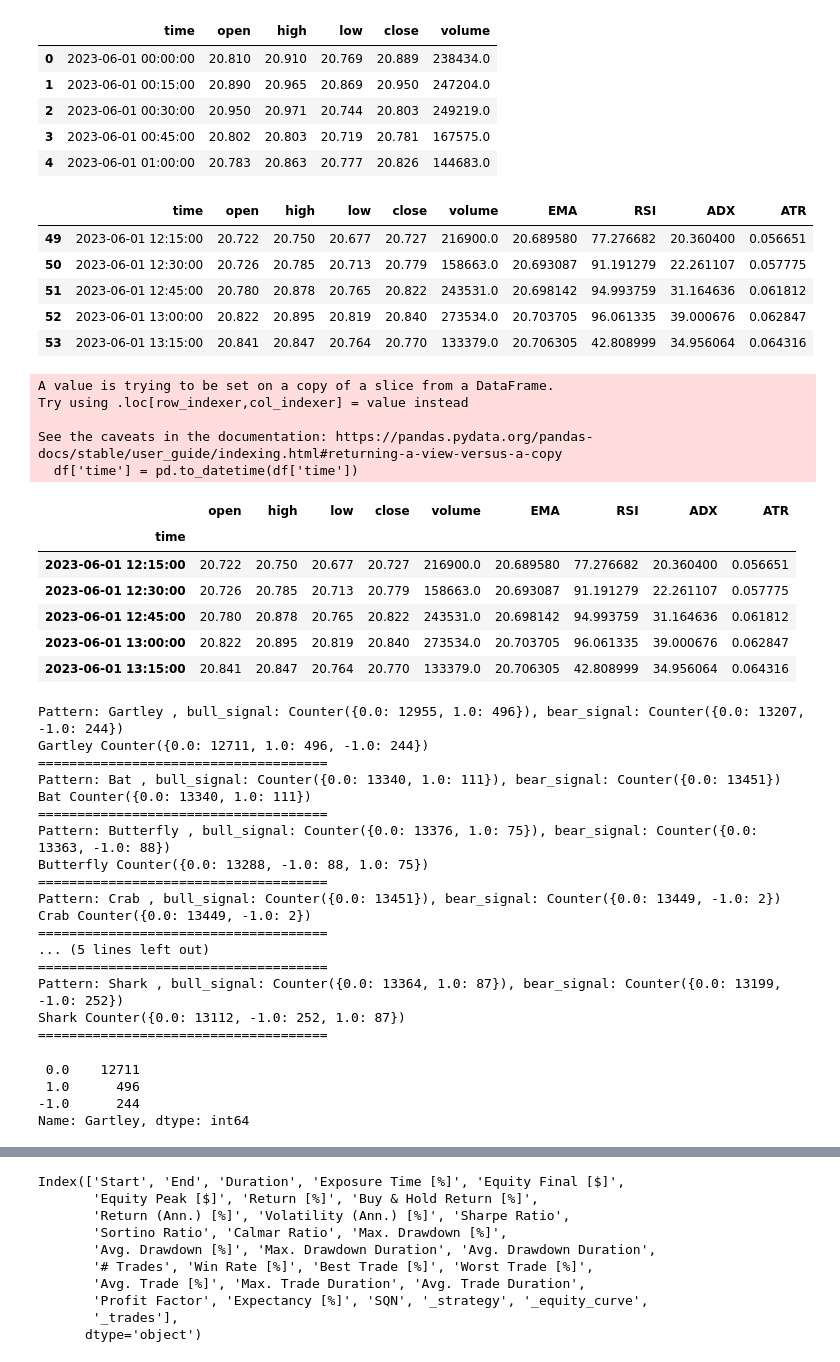
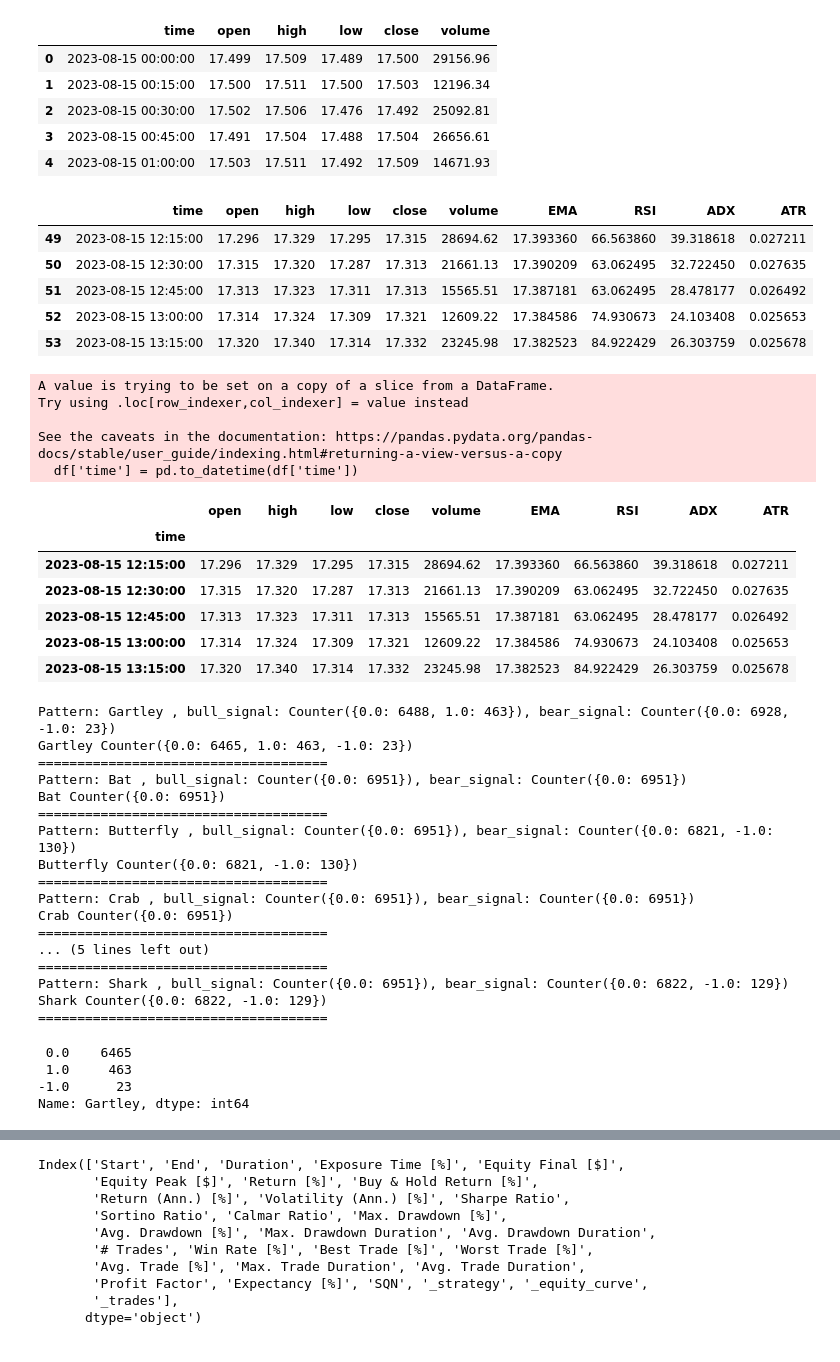
Before and after one commit to hibana2077/backtest-strategies, a Jupyter notebook: strategy/pattern.ipynb, the cells around one changed output, grey strips where cells are left out. Saved outputs shown, nothing was run; the diff lists cells and outputs as text; code cells hidden in the pictures.

```diff
--- a/strategy/pattern.ipynb
+++ b/strategy/pattern.ipynb
@@ -1,14 +1,14 @@
 # %%
 import pandas as pd
-df = pd.read_csv('../data/SOLUSDT_15m.csv')
+df = pd.read_csv('../data/ETCUSDT_15m.csv')
 df.head()
 # %% [output]
 |  | time | open | high | low | close | volume |
-| 0 | 2023-06-01 00:00:00 | 20.810 | 20.910 | 20.769 | 20.889 | 238434.0 |
-| 1 | 2023-06-01 00:15:00 | 20.890 | 20.965 | 20.869 | 20.950 | 247204.0 |
-| 2 | 2023-06-01 00:30:00 | 20.950 | 20.971 | 20.744 | 20.803 | 249219.0 |
-| 3 | 2023-06-01 00:45:00 | 20.802 | 20.803 | 20.719 | 20.781 | 167575.0 |
-| 4 | 2023-06-01 01:00:00 | 20.783 | 20.863 | 20.777 | 20.826 | 144683.0 |
+| 0 | 2023-08-15 00:00:00 | 17.499 | 17.509 | 17.489 | 17.500 | 29156.96 |
+| 1 | 2023-08-15 00:15:00 | 17.500 | 17.511 | 17.500 | 17.503 | 12196.34 |
+| 2 | 2023-08-15 00:30:00 | 17.502 | 17.506 | 17.476 | 17.492 | 25092.81 |
+| 3 | 2023-08-15 00:45:00 | 17.491 | 17.504 | 17.488 | 17.504 | 26656.61 |
+| 4 | 2023-08-15 01:00:00 | 17.503 | 17.511 | 17.492 | 17.509 | 14671.93 |
 # %%
 import pandas_ta as ta
 df["EMA"] = ta.ema(df.close, length=50)
@@ -23,11 +23,11 @@ df = df.dropna()
 df.head()
 # %% [output]
 |  | time | open | high | low | close | volume | EMA | RSI | ADX | ATR |
-| 49 | 2023-06-01 12:15:00 | 20.722 | 20.750 | 20.677 | 20.727 | 216900.0 | 20.689580 | 77.276682 | 20.360400 | 0.056651 |
-| 50 | 2023-06-01 12:30:00 | 20.726 | 20.785 | 20.713 | 20.779 | 158663.0 | 20.693087 | 91.191279 | 22.261107 | 0.057775 |
-| 51 | 2023-06-01 12:45:00 | 20.780 | 20.878 | 20.765 | 20.822 | 243531.0 | 20.698142 | 94.993759 | 31.164636 | 0.061812 |
-| 52 | 2023-06-01 13:00:00 | 20.822 | 20.895 | 20.819 | 20.840 | 273534.0 | 20.703705 | 96.061335 | 39.000676 | 0.062847 |
-| 53 | 2023-06-01 13:15:00 | 20.841 | 20.847 | 20.764 | 20.770 | 133379.0 | 20.706305 | 42.808999 | 34.956064 | 0.064316 |
+| 49 | 2023-08-15 12:15:00 | 17.296 | 17.329 | 17.295 | 17.315 | 28694.62 | 17.393360 | 66.563860 | 39.318618 | 0.027211 |
+| 50 | 2023-08-15 12:30:00 | 17.315 | 17.320 | 17.287 | 17.313 | 21661.13 | 17.390209 | 63.062495 | 32.722450 | 0.027635 |
+| 51 | 2023-08-15 12:45:00 | 17.313 | 17.323 | 17.311 | 17.313 | 15565.51 | 17.387181 | 63.062495 | 28.478177 | 0.026492 |
+| 52 | 2023-08-15 13:00:00 | 17.314 | 17.324 | 17.309 | 17.321 | 12609.22 | 17.384586 | 74.930673 | 24.103408 | 0.025653 |
+| 53 | 2023-08-15 13:15:00 | 17.320 | 17.340 | 17.314 | 17.332 | 23245.98 | 17.382523 | 84.922429 | 26.303759 | 0.025678 |
 # %%
 #set time to index
 
@@ -42,11 +42,11 @@ See the caveats in the documentation: https://pandas.pydata.org/pandas-docs/stab
   df['time'] = pd.to_datetime(df['time'])
 |  | open | high | low | close | volume | EMA | RSI | ADX | ATR |
 | time |  |  |  |  |  |  |  |  |  |
-| 2023-06-01 12:15:00 | 20.722 | 20.750 | 20.677 | 20.727 | 216900.0 | 20.689580 | 77.276682 | 20.360400 | 0.056651 |
-| 2023-06-01 12:30:00 | 20.726 | 20.785 | 20.713 | 20.779 | 158663.0 | 20.693087 | 91.191279 | 22.261107 | 0.057775 |
-| 2023-06-01 12:45:00 | 20.780 | 20.878 | 20.765 | 20.822 | 243531.0 | 20.698142 | 94.993759 | 31.164636 | 0.061812 |
-| 2023-06-01 13:00:00 | 20.822 | 20.895 | 20.819 | 20.840 | 273534.0 | 20.703705 | 96.061335 | 39.000676 | 0.062847 |
-| 2023-06-01 13:15:00 | 20.841 | 20.847 | 20.764 | 20.770 | 133379.0 | 20.706305 | 42.808999 | 34.956064 | 0.064316 |
+| 2023-08-15 12:15:00 | 17.296 | 17.329 | 17.295 | 17.315 | 28694.62 | 17.393360 | 66.563860 | 39.318618 | 0.027211 |
+| 2023-08-15 12:30:00 | 17.315 | 17.320 | 17.287 | 17.313 | 21661.13 | 17.390209 | 63.062495 | 32.722450 | 0.027635 |
+| 2023-08-15 12:45:00 | 17.313 | 17.323 | 17.311 | 17.313 | 15565.51 | 17.387181 | 63.062495 | 28.478177 | 0.026492 |
+| 2023-08-15 13:00:00 | 17.314 | 17.324 | 17.309 | 17.321 | 12609.22 | 17.384586 | 74.930673 | 24.103408 | 0.025653 |
+| 2023-08-15 13:15:00 | 17.320 | 17.340 | 17.314 | 17.332 | 23245.98 | 17.382523 | 84.922429 | 26.303759 | 0.025678 |
 # %%
 from directional_change import *
 from xabcd import *
@@ -71,22 +71,22 @@ for idx in patterns.keys():
     df[idx] = all_signals
     print("=====================================")
 # %% [output]
-Pattern: Gartley , bull_signal: Counter({0.0: 12955, 1.0: 496}), bear_signal: Counter({0.0: 13207, -1.0: 244})
-Gartley Counter({0.0: 12711, 1.0: 496, -1.0: 244})
+Pattern: Gartley , bull_signal: Counter({0.0: 6488, 1.0: 463}), bear_signal: Counter({0.0: 6928, -1.0: 23})
+Gartley Counter({0.0: 6465, 1.0: 463, -1.0: 23})
 =====================================
-Pattern: Bat , bull_signal: Counter({0.0: 13340, 1.0: 111}), bear_signal: Counter({0.0: 13451})
-Bat Counter({0.0: 13340, 1.0: 111})
+Pattern: Bat , bull_signal: Counter({0.0: 6951}), bear_signal: Counter({0.0: 6951})
+Bat Counter({0.0: 6951})
 =====================================
-Pattern: Butterfly , bull_signal: Counter({0.0: 13376, 1.0: 75}), bear_signal: Counter({0.0: 13363, -1.0: 88})
-Butterfly Counter({0.0: 13288, -1.0: 88, 1.0: 75})
+Pattern: Butterfly , bull_signal: Counter({0.0: 6951}), bear_signal: Counter({0.0: 6821, -1.0: 130})
+Butterfly Counter({0.0: 6821, -1.0: 130})
 =====================================
-Pattern: Crab , bull_signal: Counter({0.0: 13451}), bear_signal: Counter({0.0: 13449, -1.0: 2})
-Crab Counter({0.0: 13449, -1.0: 2})
+Pattern: Crab , bull_signal: Counter({0.0: 6951}), bear_signal: Counter({0.0: 6951})
+Crab Counter({0.0: 6951})
 =====================================
 ... (5 lines left out)
 =====================================
-Pattern: Shark , bull_signal: Counter({0.0: 13364, 1.0: 87}), bear_signal: Counter({0.0: 13199, -1.0: 252})
-Shark Counter({0.0: 13112, -1.0: 252, 1.0: 87})
+Pattern: Shark , bull_signal: Counter({0.0: 6951}), bear_signal: Counter({0.0: 6822, -1.0: 129})
+Shark Counter({0.0: 6822, -1.0: 129})
 =====================================
 # %%
 #rename columns
@@ -94,9 +94,9 @@ df.rename(columns={'open': 'Open', 'high': 'High', 'low': 'Low', 'close': 'Close
 # %%
 df['Gartley'].value_counts()
 # %% [output]
- 0.0    12711
- 1.0      496
--1.0      244
+ 0.0    6465
+ 1.0     463
+-1.0      23
 Name: Gartley, dtype: int64
 # %%
 from backtesting import Strategy
```
Also changed, not shown: parts of 4 cells of this notebook, 2 other files.
